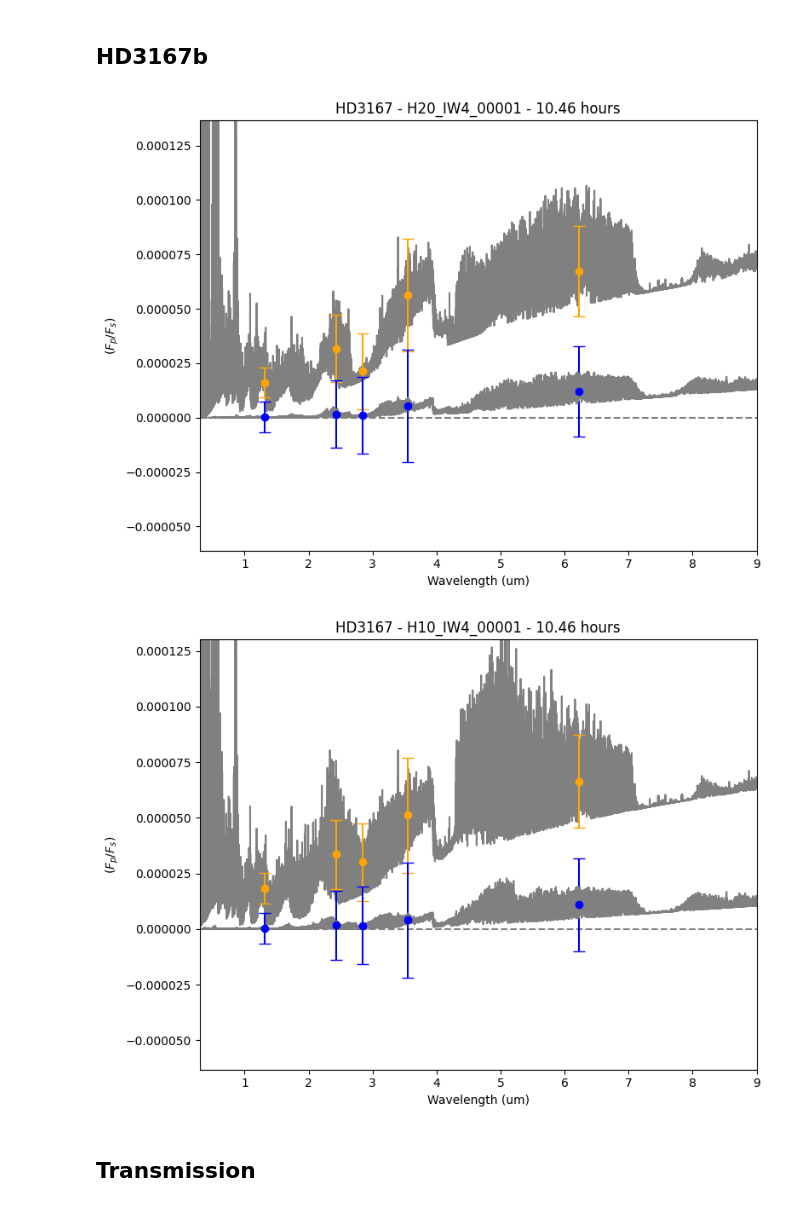
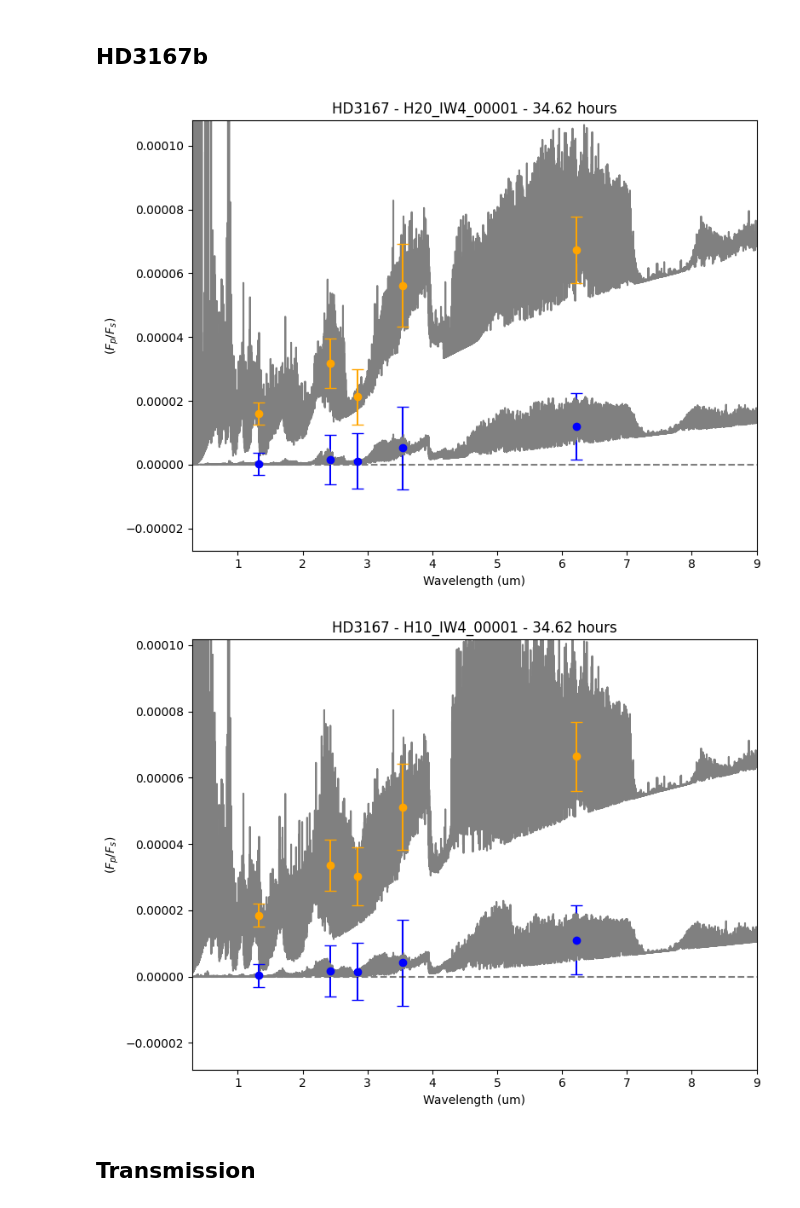
Before and after one commit to lorlo9999/MasterThesis, a Jupyter notebook: RT_final.ipynb, the cells around one changed output. Saved outputs shown, nothing was run; the diff lists cells and outputs as text; code cells hidden in the pictures.

```diff
--- a/RT_final.ipynb
+++ b/RT_final.ipynb
@@ -165,8 +167,12 @@ for i, planet in enumerate(planet_names):
 
         #extract original temperature profile
         temperature = np.array(ds['tmp'])[mask]
+        if planet == "TOI561":
+            substellar = xr.open_dataset(f"{filename}_z30.nc")
+        else:
+            substellar = xr.open_dataset(f"{filename}_z0.nc")
 
-        substellar = xr.open_dataset(f"{filename}_z0.nc")
+
         average = xr.open_dataset(f"{filename}_z45.nc")
         terminator = xr.open_dataset(f"{filename}_z89.nc")
 
@@ -233,7 +238,7 @@ planet_all_transmission = {'HD3167': {}, 'K2141': {}, 'LHS1478': {}, 'TOI431': {
 ## HD3167b
 # %%
 name = 'HD3167'
-transits = 5
+transits = 20
 plot = True
 
 for folder in os.listdir(f"PLANETS/{name}/"):
@@ -423,35 +428,35 @@ for folder in os.listdir(f"PLANETS/{name}/"):
                             new_point12)
 
     new_points = make_next_level_points(results); new_points_t = make_next_level_points(results_t)
 
     results_level2 = bindown_multiple(output, noise, wlgrid, fpfs, transits, name, *new_points)
     results_level2_t = bindown_multiple(output_t, noise, wlgrid_t, fpfs_t, transits, name, *new_points_t)
 
     # FINAL BINNED POINTS PLOT
     for out in results_level2:
         plt.errorbar(out[2], out[3], yerr=out[4], capsize=5, fmt='o', color='orange')
     for out in results_level2_t:
         plt.errorbar(out[2], out[3], yerr=out[4], capsize=5, fmt='o', color='blue')
 
 
     plt.xlabel("Wavelength (um)")
     plt.ylabel("$(F_p/F_s)$")
     #plt.xscale("log")
     plt.xlim(0.3, 9)
     plt.title(f"{name} - {os.path.basename(simulation_folder)} - {time:.2f} hours")
     plt.tight_layout()
     plt.hlines(y=0, xmin = 0.3, xmax = 9, color='black', linestyle='--', alpha=0.5)
 
     plt.plot(wlgrid_t, fpfs_t, color='gray')
     #plt.errorbar(output_t[0], np.random.normal(output_t[1],noise/np.sqrt(N)), yerr=noise/np.sqrt(10), fmt='o')
     #plt.errorbar(output_t[0], output_t[1], yerr=noise/np.sqrt(N), capsize=5, fmt='o', color='blue', alpha=0.67)
 
     plt.savefig(f"PLANETS/{name}/{os.path.basename(simulation_folder)}_emission_spectrum_{N}.pdf", format='pdf')
     show()
     close()
 # %% [output]
-[figure, old version]
+[figure, new version]
-[figure, old version]
+[figure, new version]
 # %% [markdown]
 ## Transmission
 # %%
```
Also changed, not shown: parts of 3 cells of this notebook, 10 other files.
